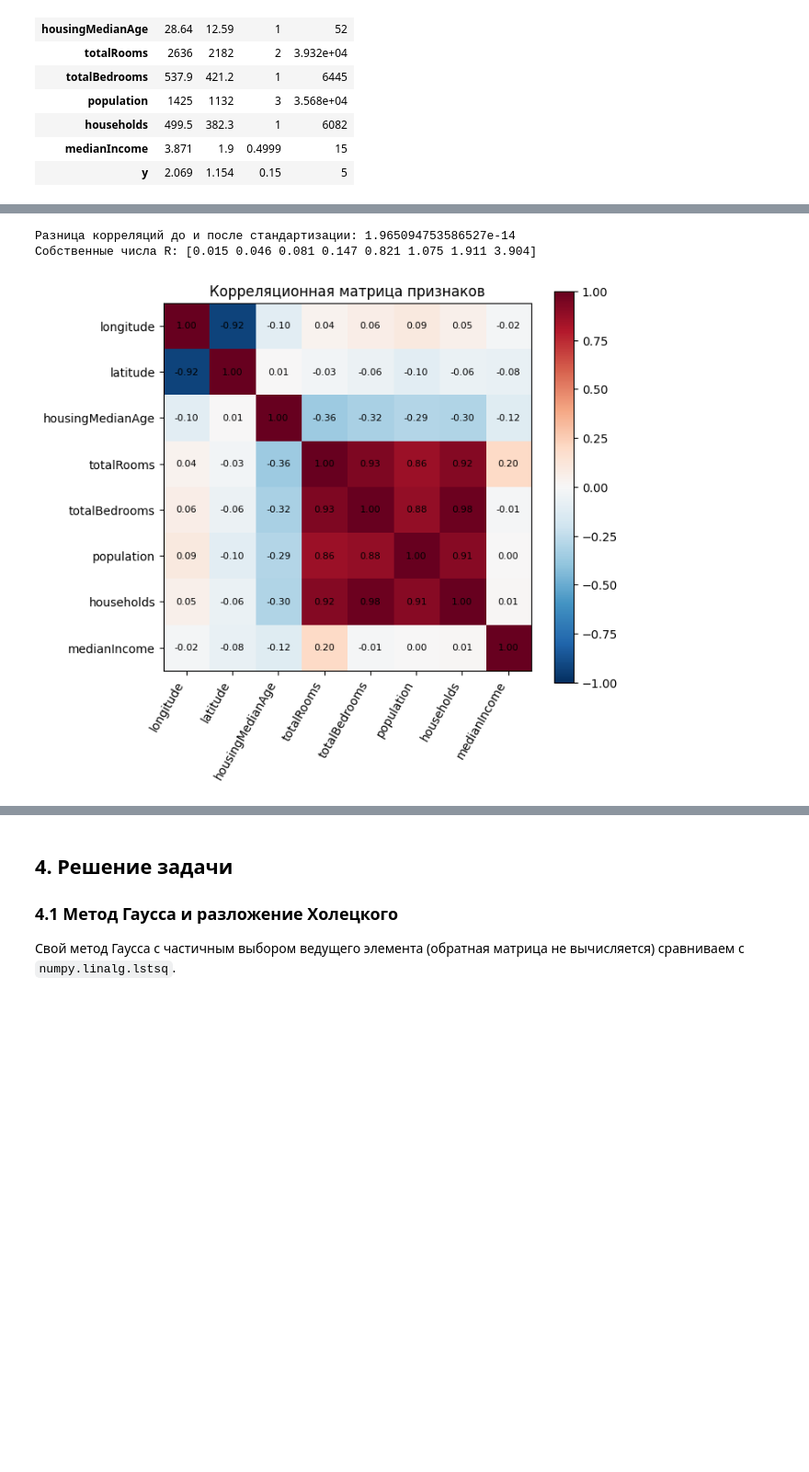
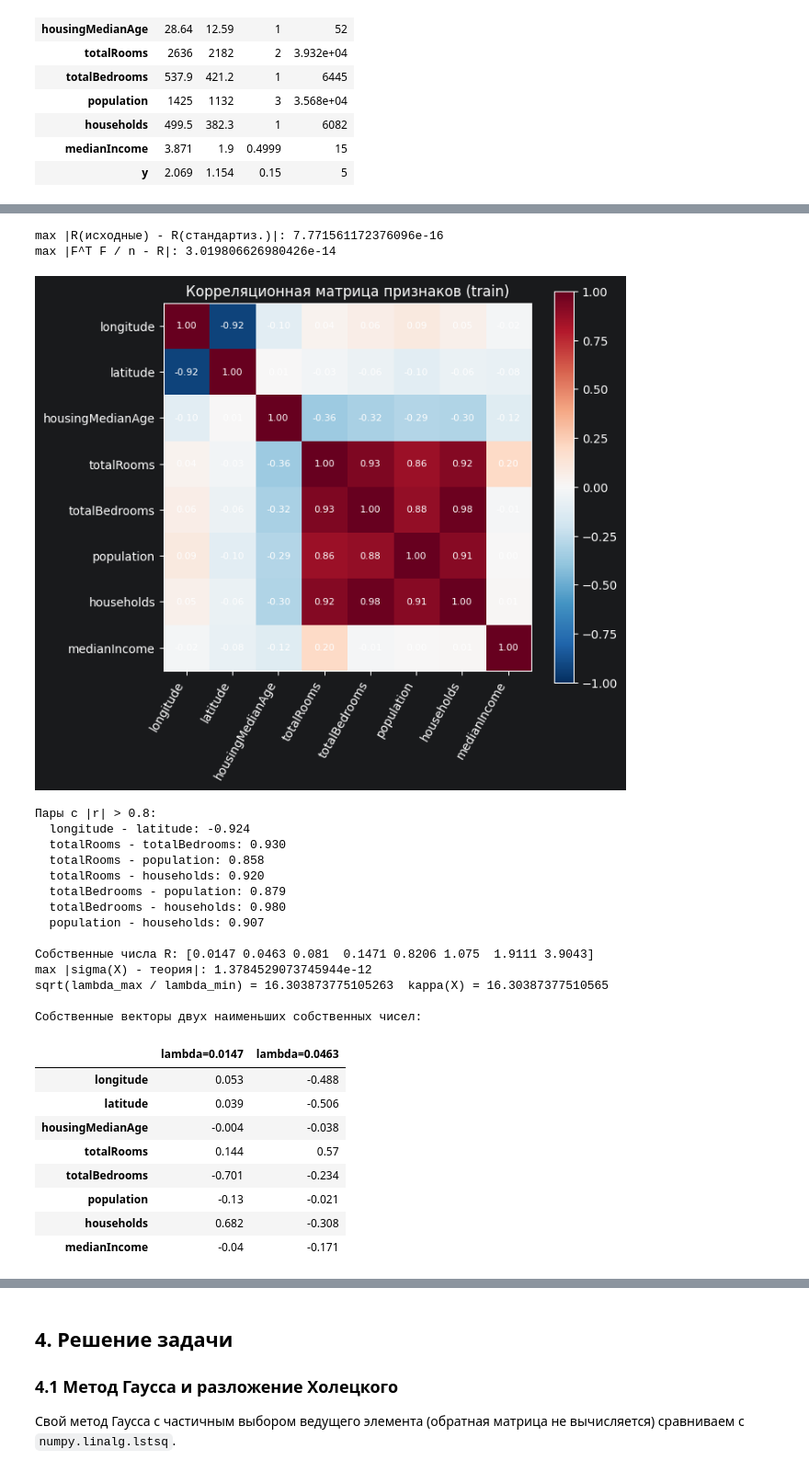
Before and after one commit to a-avdonin/math-ml, a Jupyter notebook: lab1.ipynb, the cells around one changed output, grey strips where cells are left out. Shown at 92% size. Drawn from its saved outputs; the diff is of its cells as text; code cells hidden in the pictures; blank space fills up the shorter version.

```diff
--- a/lab1.ipynb
+++ b/lab1.ipynb
@@ -110,15 +246,72 @@ pd.DataFrame(rows).T
 # %%
 R = np.corrcoef(F, rowvar=False)
-print('Разница корреляций до и после стандартизации:', np.abs(np.corrcoef(F_raw, rowvar=False) - R).max())
-print('Собственные числа R:', np.round(np.linalg.eigvalsh(R), 3))
+R_raw = np.corrcoef(F_raw, rowvar=False)
+print('max |R(исходные) - R(стандартиз.)|:', np.abs(R - R_raw).max())
+print('max |F^T F / n - R|:', np.abs(F.T @ F / n - R).max())
+
 plt.figure(figsize=(7, 6))
-plt.imshow(R, cmap='RdBu_r', vmin=-1, vmax=1); plt.colorbar()
-plt.xticks(range(8), FEATURES, rotation=60, ha='right'); plt.yticks(range(8), FEATURES)
+plt.imshow(R, cmap='RdBu_r', vmin=-1, vmax=1)
+plt.colorbar()
+plt.xticks(range(8), FEATURES, rotation=60, ha='right')
+plt.yticks(range(8), FEATURES)
 for i in range(8):
     for j in range(8):
         plt.text(j, i, f'{R[i, j]:.2f}', ha='center', va='center', fontsize=8)
-plt.title('Корреляционная матрица признаков'); plt.show()
+plt.title('Корреляционная матрица признаков (train)')
+plt.show()
+
+# пары признаков с сильной корреляцией
+print('Пары с |r| > 0.8:')
+for i in range(8):
+    for j in range(i + 1, 8):
+        if abs(R[i, j]) > 0.8:
+            print(f'  {FEATURES[i]} - {FEATURES[j]}: {R[i, j]:.3f}')
+
+# собственные числа R и проверка связи с сингулярными числами X
+lam_R, W = np.linalg.eigh(R)  # по возрастанию
+print()
+print('Собственные числа R:', np.round(lam_R, 4))
+s_theory = np.sort(np.append(np.sqrt(n * lam_R), np.sqrt(n)))[::-1]
+print('max |sigma(X) - теория|:', np.abs(sing['стандартизованная'] - s_theory).max())
+print('sqrt(lambda_max / lambda_min) =', np.sqrt(lam_R[-1] / lam_R[0]), ' kappa(X) =', diag['стандартизованная']['kappa(X)'])
+
+print()
+print('Собственные векторы двух наименьших собственных чисел:')
+display(pd.DataFrame({f'lambda={lam_R[0]:.4f}': W[:, 0], f'lambda={lam_R[1]:.4f}': W[:, 1]}, index=FEATURES).round(3))
+
+# VIF через регрессию каждого признака на остальные
+vif = []
+for j in range(8):
+    others = np.delete(X, j + 1, axis=1)
+    # столбец единиц и все признаки, кроме j-го
+    coef = np.linalg.lstsq(others, F[:, j], rcond=None)[0]
+    r2 = 1 - np.sum((F[:, j] - others @ coef) ** 2) / np.sum(F[:, j] ** 2)
+    vif.append(1 / (1 - r2))
+pd.DataFrame({'VIF': vif}, index=FEATURES)
 # %% [output]
-Разница корреляций до и после стандартизации: 1.965094753586527e-14
-Собственные числа R: [0.015 0.046 0.081 0.147 0.821 1.075 1.911 3.904]
+max |R(исходные) - R(стандартиз.)|: 7.771561172376096e-16
+max |F^T F / n - R|: 3.019806626980426e-14
-[figure, old version]
+[figure, new version]
+Пары с |r| > 0.8:
+  longitude - latitude: -0.924
+  totalRooms - totalBedrooms: 0.930
+  totalRooms - population: 0.858
+  totalRooms - households: 0.920
+  totalBedrooms - population: 0.879
+  totalBedrooms - households: 0.980
+  population - households: 0.907
+
+Собственные числа R: [0.0147 0.0463 0.081  0.1471 0.8206 1.075  1.9111 3.9043]
+max |sigma(X) - теория|: 1.3784529073745944e-12
+sqrt(lambda_max / lambda_min) = 16.303873775105263  kappa(X) = 16.30387377510565
+
+Собственные векторы двух наименьших собственных чисел:
+|  | lambda=0.0147 | lambda=0.0463 |
+| longitude | 0.053 | -0.488 |
+| latitude | 0.039 | -0.506 |
+| housingMedianAge | -0.004 | -0.038 |
+| totalRooms | 0.144 | 0.57 |
+| totalBedrooms | -0.701 | -0.234 |
+| population | -0.13 | -0.021 |
+| households | 0.682 | -0.308 |
+| medianIncome | -0.04 | -0.171 |
```
Also changed, not shown: parts of 27 cells of this notebook.
